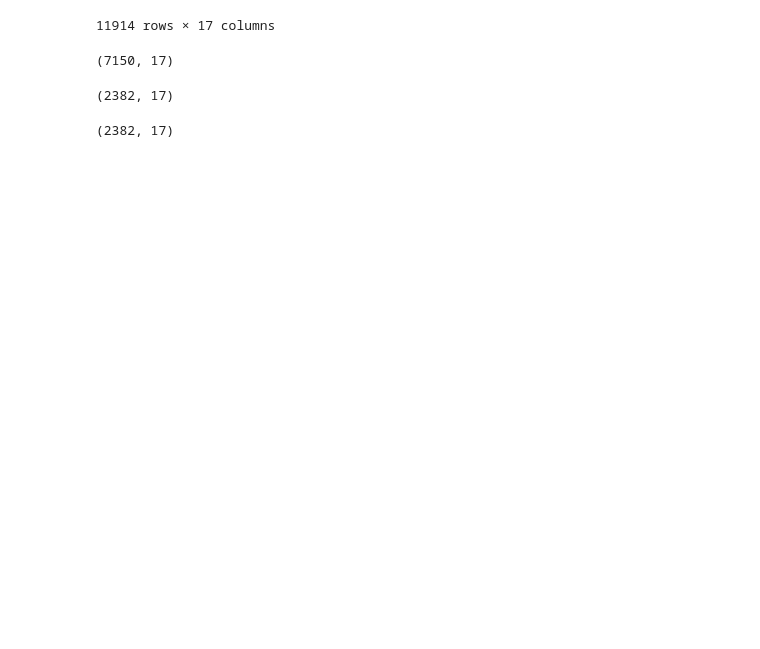
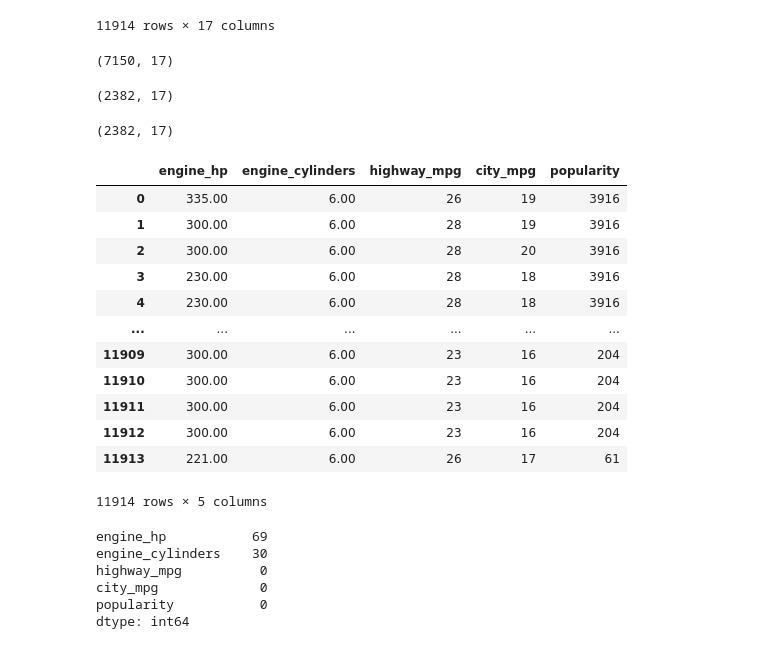
Before and after one commit to DareenMosa/Car-price-ML-project, a Jupyter notebook: code.ipynb, the cells around one changed output. Saved outputs shown, nothing was run; the diff lists cells and outputs as text; code cells hidden in the pictures; blank space fills up the shorter version.

```diff
--- a/code.ipynb
+++ b/code.ipynb
@@ -295,3 +289,31 @@ df_test.shape
 y_train = df_train.log_price.values
 y_val = df_val.log_price.values
 y_test = df_test.log_price.values
+# %%
+base = ['engine_hp' ,'engine_cylinders','highway_mpg' ,'city_mpg','popularity']
+#base = ['engine_hp' , 'engine_cylinders']
+# %%
+df[base]
+# %% [output]
+|  | engine_hp | engine_cylinders | highway_mpg | city_mpg | popularity |
+| 0 | 335.00 | 6.00 | 26 | 19 | 3916 |
+| 1 | 300.00 | 6.00 | 28 | 19 | 3916 |
+| 2 | 300.00 | 6.00 | 28 | 20 | 3916 |
+| 3 | 230.00 | 6.00 | 28 | 18 | 3916 |
+| 4 | 230.00 | 6.00 | 28 | 18 | 3916 |
+| ... | ... | ... | ... | ... | ... |
+| 11909 | 300.00 | 6.00 | 23 | 16 | 204 |
+| 11910 | 300.00 | 6.00 | 23 | 16 | 204 |
+| 11911 | 300.00 | 6.00 | 23 | 16 | 204 |
+| 11912 | 300.00 | 6.00 | 23 | 16 | 204 |
+| 11913 | 221.00 | 6.00 | 26 | 17 | 61 |
+11914 rows × 5 columns
+# %%
+df[base].isnull().sum()
+# %% [output]
+engine_hp           69
+engine_cylinders    30
+highway_mpg          0
+city_mpg             0
+popularity           0
+dtype: int64
```
Also changed, not shown: parts of 8 cells of this notebook.
